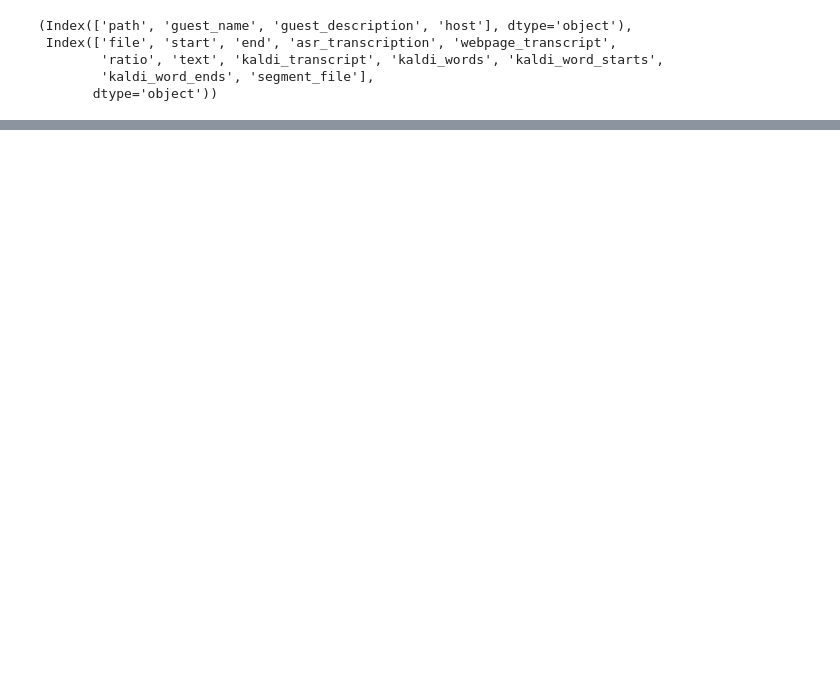
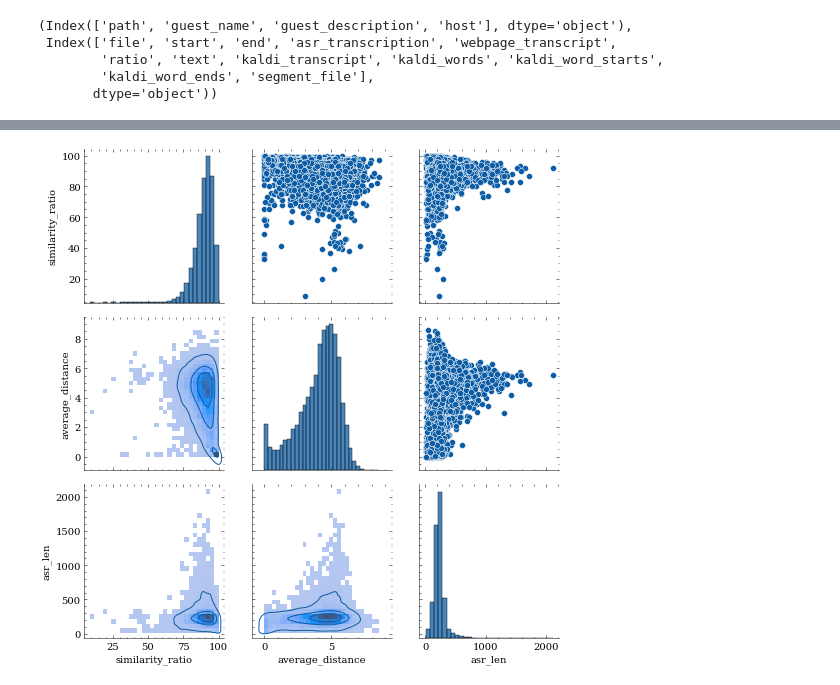
Before and after one commit to 5roop/task13, a Jupyter notebook: 018_analysis_of_aligned_dataset.ipynb, the cells around one changed output, grey strips where cells are left out. Saved outputs shown, nothing was run; the diff lists cells and outputs as text; code cells hidden in the pictures; blank space fills up the shorter version.

```diff
--- a/018_analysis_of_aligned_dataset.ipynb
+++ b/018_analysis_of_aligned_dataset.ipynb
@@ -122,0 +141,22 @@ merged_df.to_json("021_JV_segments_with_metadata.jsonl", orient="records", lines
+# %%
+import seaborn as sns
+
+# b = sns.pairplot(data=merged_df, vars=["similarity_ratio", "average_distance"], kind="scatter", diag_kind="kde")
+# b.map_lower(sns.histplot, bins=30)
+
+
+
+g = sns.PairGrid(data=merged_df, vars=["similarity_ratio", "average_distance", "asr_len"],
+diag_sharey=False,
+# hue="asr_len",
+# corner=True
+)
+g.map_lower(sns.histplot, bins=30)
+g.map_diag(sns.histplot, bins=30)
+g.map_lower(sns.kdeplot, levels=4)
+g.map_upper(sns.scatterplot)
+
+# plt.savefig("images/018_pairplot.png", dpi=100, transparent=False, facecolor="white")
+plt.show()
+# %% [output]
+[figure, added]
```
Also changed, not shown: parts of 13 cells of this notebook, 3 other files.
